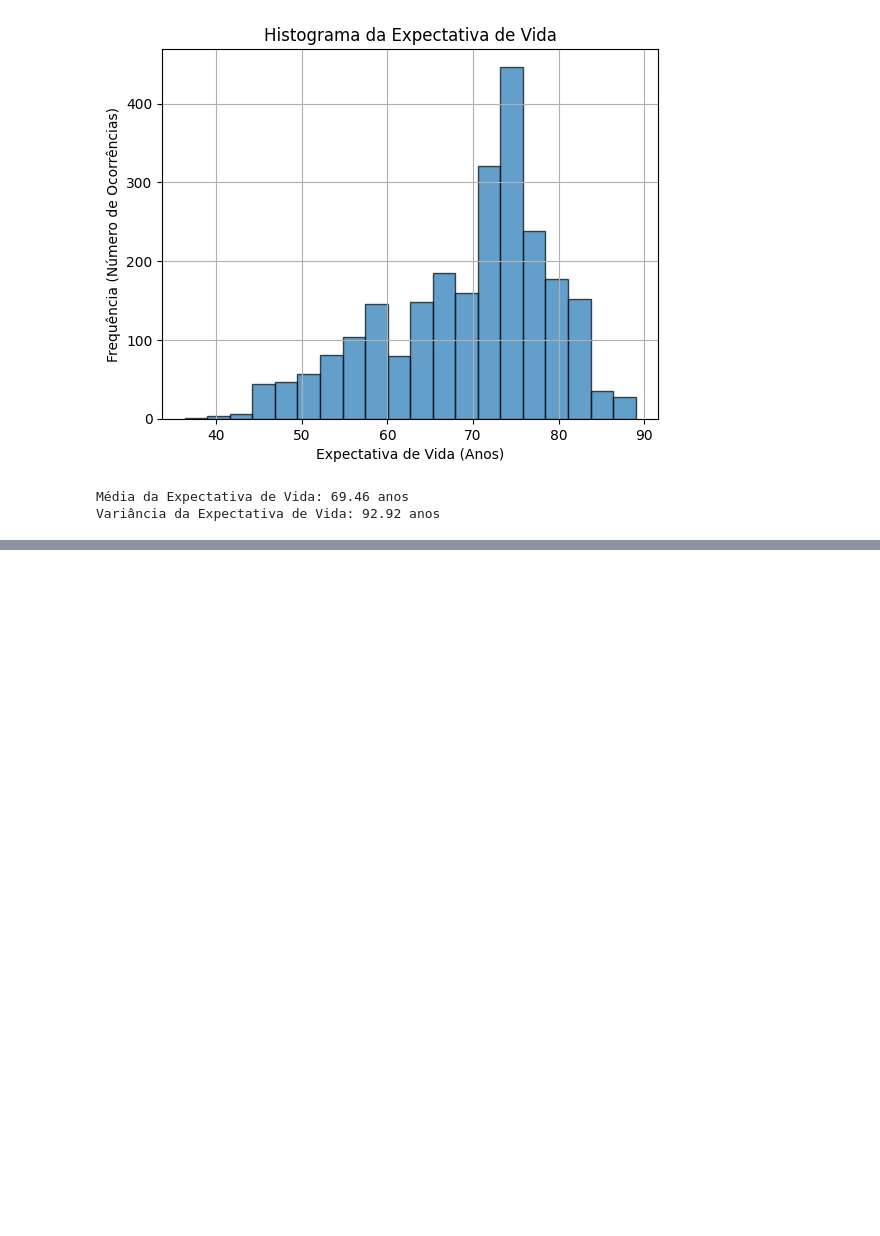
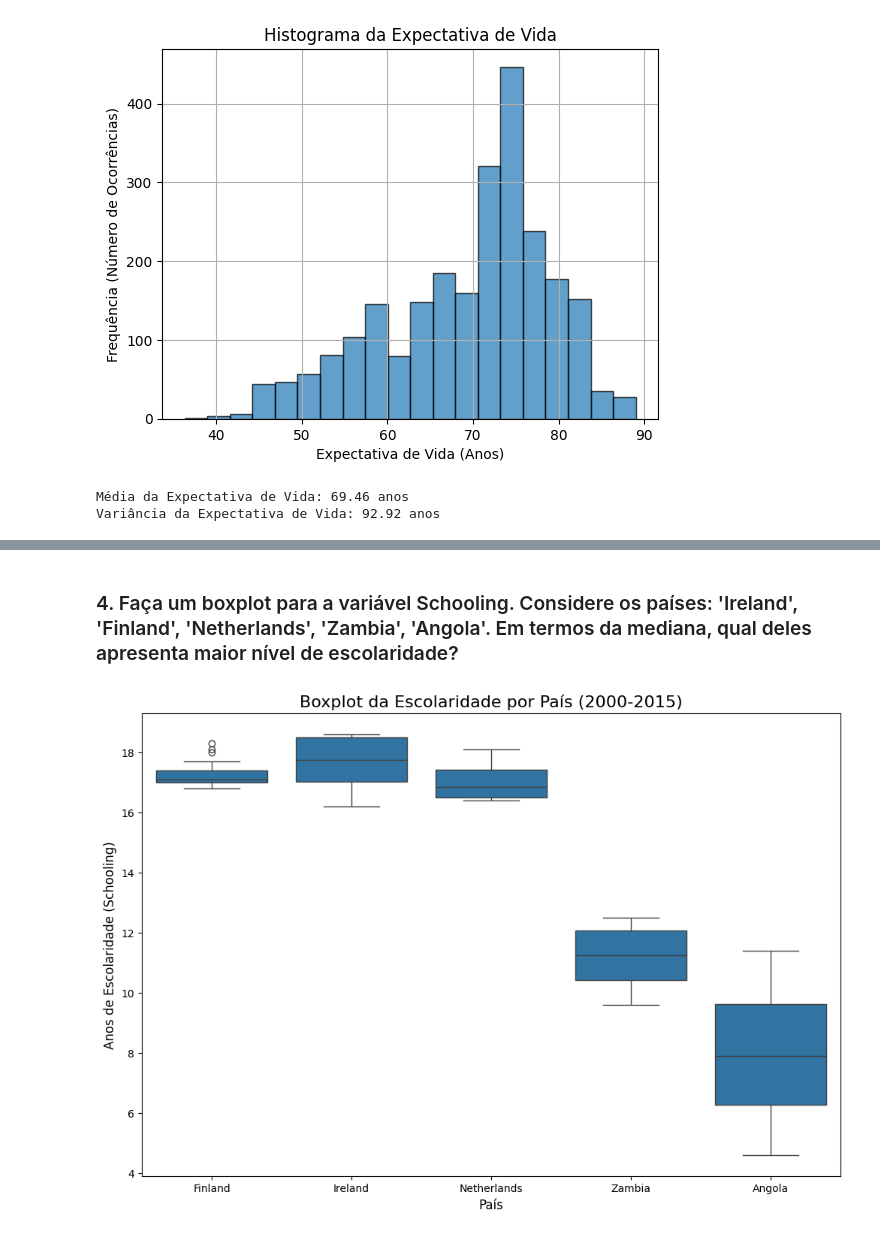
Before and after one commit to geangobo/Introduction-to-Data-Science-USP, a Jupyter notebook: Quest-2/eda.ipynb, the cells around one changed output, grey strips where cells are left out. Cells and saved outputs as stored; diff of their text form; code cells hidden in the pictures; blank space fills up the shorter version.

```diff
--- a/Quest-2/eda.ipynb
+++ b/Quest-2/eda.ipynb
@@ -103,0 +163,20 @@ Variância da Expectativa de Vida: 92.92 anos
+# %% [markdown]
+### 4. Faça um boxplot para a variável Schooling. Considere os países: 'Ireland', 'Finland', 'Netherlands', 'Zambia', 'Angola'. Em termos da mediana, qual deles apresenta maior nível de escolaridade?
+# %%
+paises_selecionados = ['Ireland', 'Finland', 'Netherlands', 'Zambia', 'Angola']
+
+# 4. Filtrar o DataFrame para conter apenas esses países
+df_paises = df[df['Country'].isin(paises_selecionados)]
+
+# 5. Criar o boxplot
+plt.figure(figsize=(12, 8)) # Ajustar o tamanho da figura
+sns.boxplot(data=df_paises, x='Country', y='Schooling',
+            order=['Finland', 'Ireland', 'Netherlands', 'Zambia', 'Angola']) # Ordena para melhor visualização
+
+# 6. Adicionar títulos e rótulos
+plt.title('Boxplot da Escolaridade por País (2000-2015)', fontsize=16)
+plt.xlabel('País', fontsize=12)
+plt.ylabel('Anos de Escolaridade (Schooling)', fontsize=12)
+plt.show()
+# %% [output]
+[figure, added]
```
Also changed, not shown: parts of 19 cells of this notebook.
